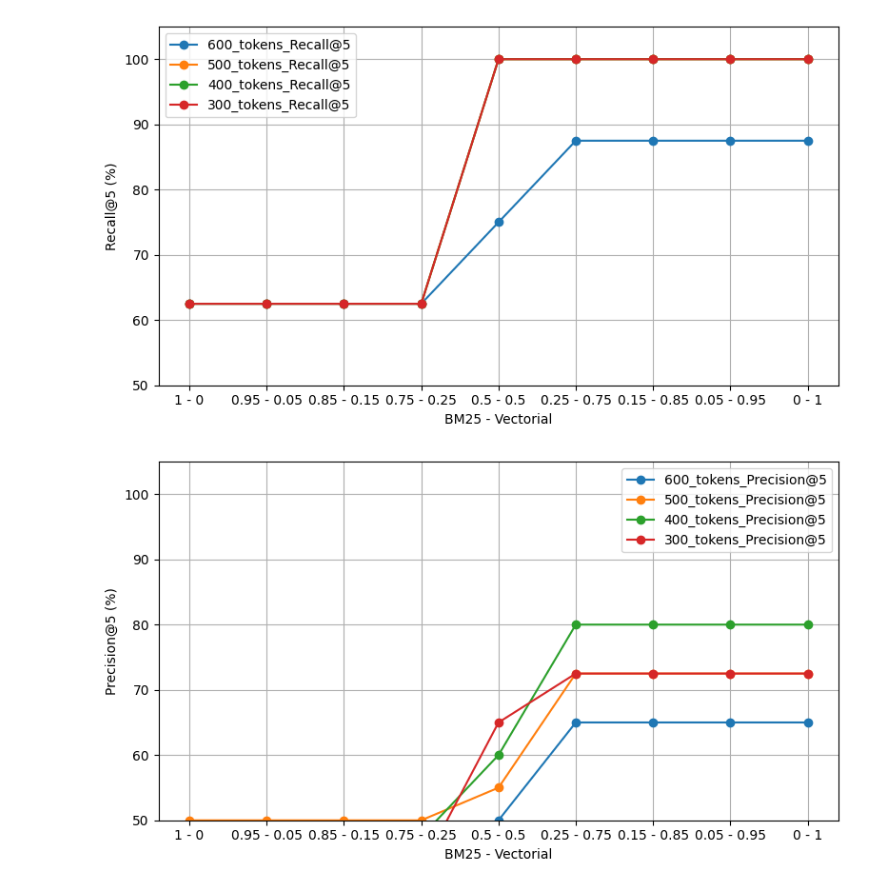
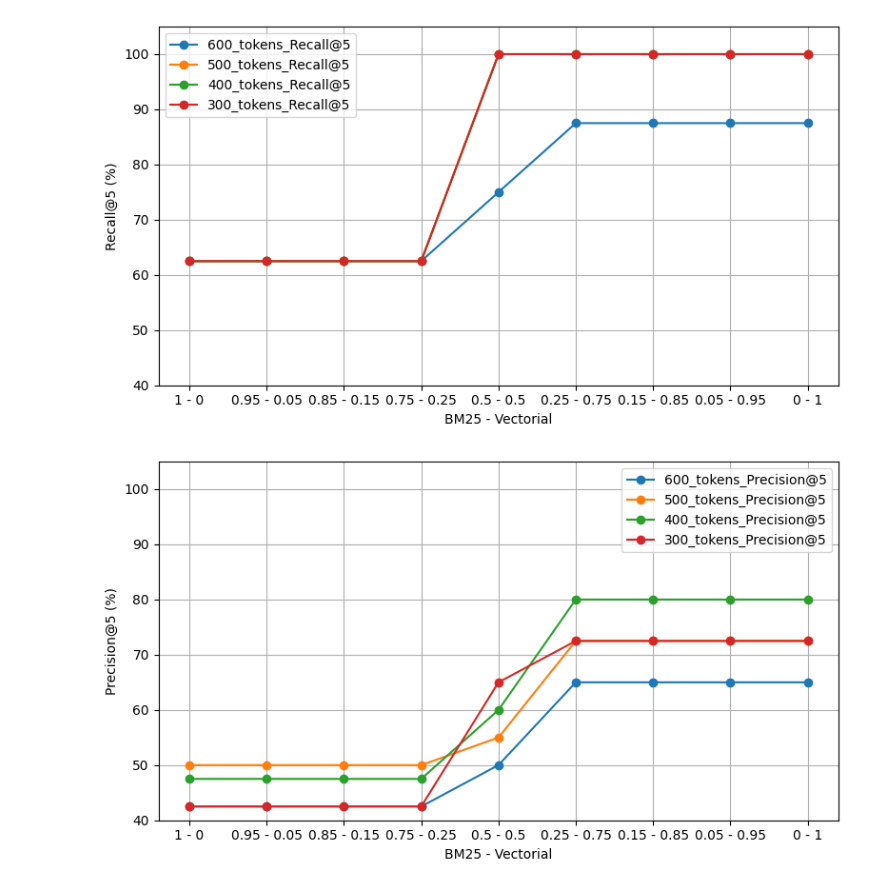
Before and after one commit to curciojm/PreEntrega_4_Sistema_RAG_Escalable_en_la_nube_con_Pinecone, a Jupyter notebook: analysis/analisis_resultados.ipynb, the cells around one changed output. Drawn from its saved outputs; the diff is of its cells as text; code cells hidden in the pictures.

Commit message:
plot edit

```diff
--- a/analysis/analisis_resultados.ipynb
+++ b/analysis/analisis_resultados.ipynb
@@ -22,7 +22,7 @@ for columna in datos.columns[1:]:
 
 plt.xlabel(datos.columns[0])
 plt.ylabel("Recall@5 (%)")
-plt.ylim(50, 105)
+plt.ylim(40, 105)
 plt.grid()
 plt.legend()
 plt.tight_layout()
@@ -31,33 +31,33 @@ plt.savefig("recall_at_5.png", dpi=300, bbox_inches="tight")
 
 plt.show()
 # %% [output]
-[figure, old version]
+[figure, new version]
 # %%
 datos = pd.read_csv("../analysis/preentrega4_datos_precision.csv", sep = ",")
 # %%
 # Primera columna → eje X
 x = datos.iloc[:, 0]
 
 plt.figure(figsize=(8, 4.5))
 
 # Todas las columnas restantes → líneas
 for columna in datos.columns[1:]:
     plt.plot(
         x,
         datos[columna],
         marker="o",
         label=columna
     )
 
 plt.xlabel(datos.columns[0])
 plt.ylabel("Precision@5 (%)")
-plt.ylim(50, 105)
+plt.ylim(40, 105)
 plt.grid()
 plt.legend()
 plt.tight_layout()
 
 plt.savefig("precision_at_5.png", dpi=300, bbox_inches="tight")
 
 plt.show()
 # %% [output]
-[figure, old version]
+[figure, new version]
```
Also changed, not shown: 3 other files.
